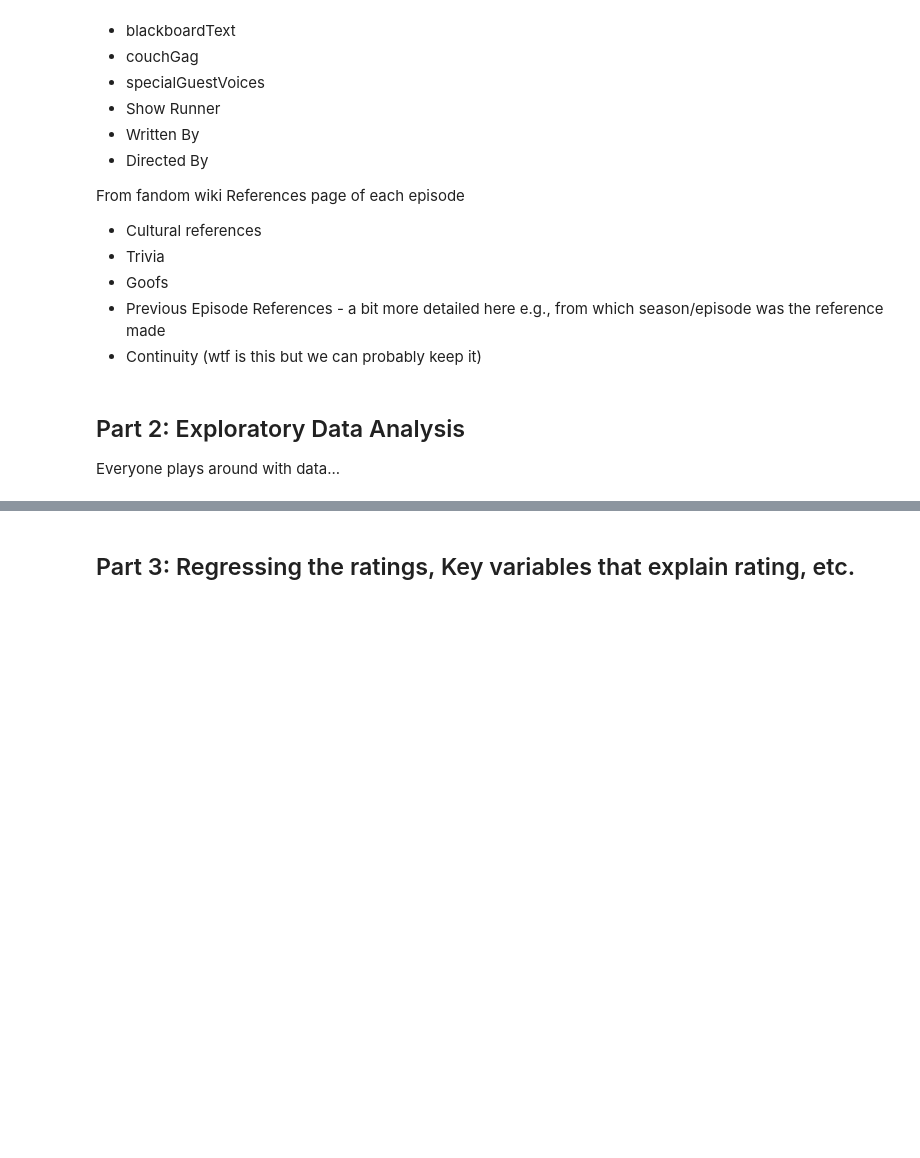
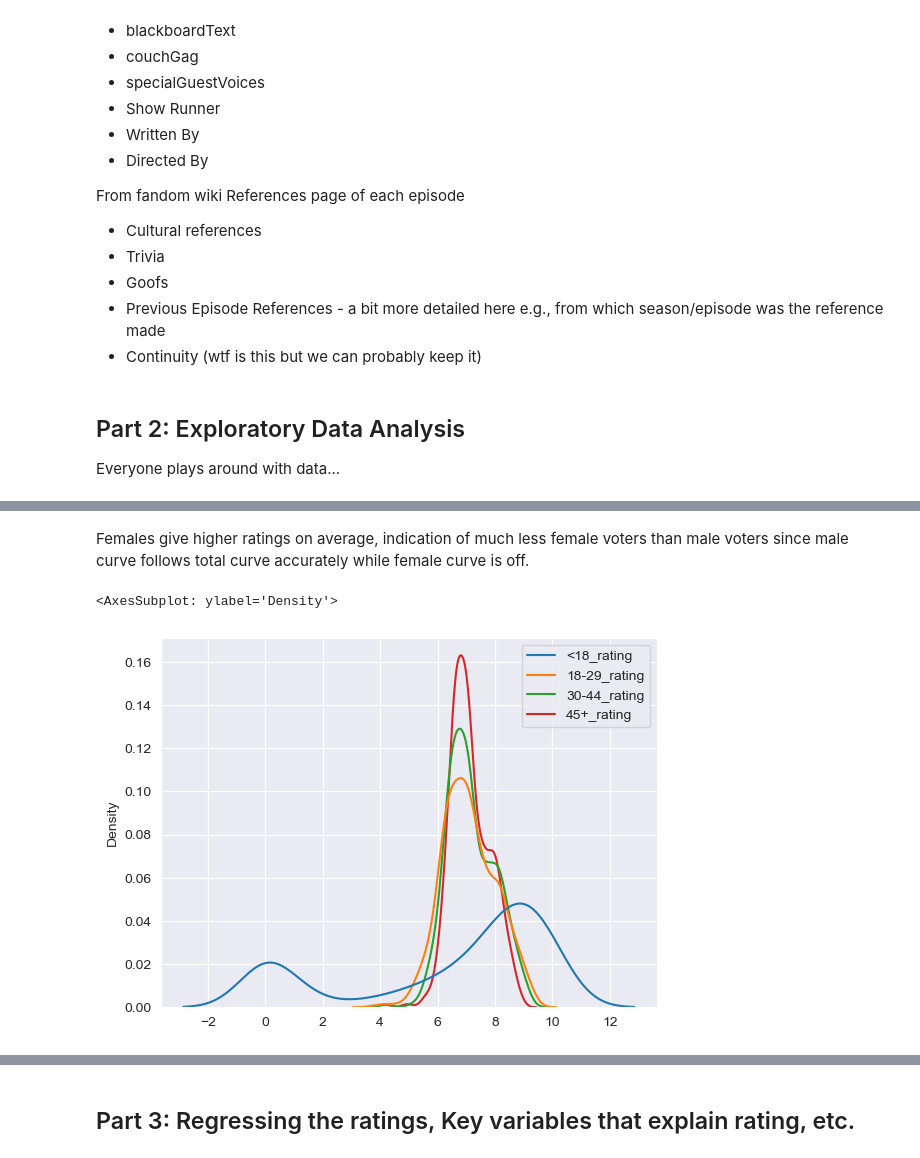
Before and after one commit to nic0gin/datamadness, a Jupyter notebook: datamadness.ipynb, the cells around one changed output, grey strips where cells are left out. Drawn from its saved outputs; the diff is of its cells as text; code cells hidden in the pictures; blank space fills up the shorter version.

```diff
--- a/datamadness.ipynb
+++ b/datamadness.ipynb
@@ -41,0 +71,7 @@ Everyone plays around with data...
+# %% [markdown]
+Females give higher ratings on average, indication of much less female voters than male voters since male curve follows total curve accurately while female curve is off.
+# %%
+sns.kdeplot(data=[demographics['<18_rating'], demographics['18-29_rating'], demographics['30-44_rating'],demographics['45+_rating']])
+# %% [output]
+<AxesSubplot: ylabel='Density'>
+[figure, added]
```
Also changed, not shown: parts of 51 cells of this notebook.
